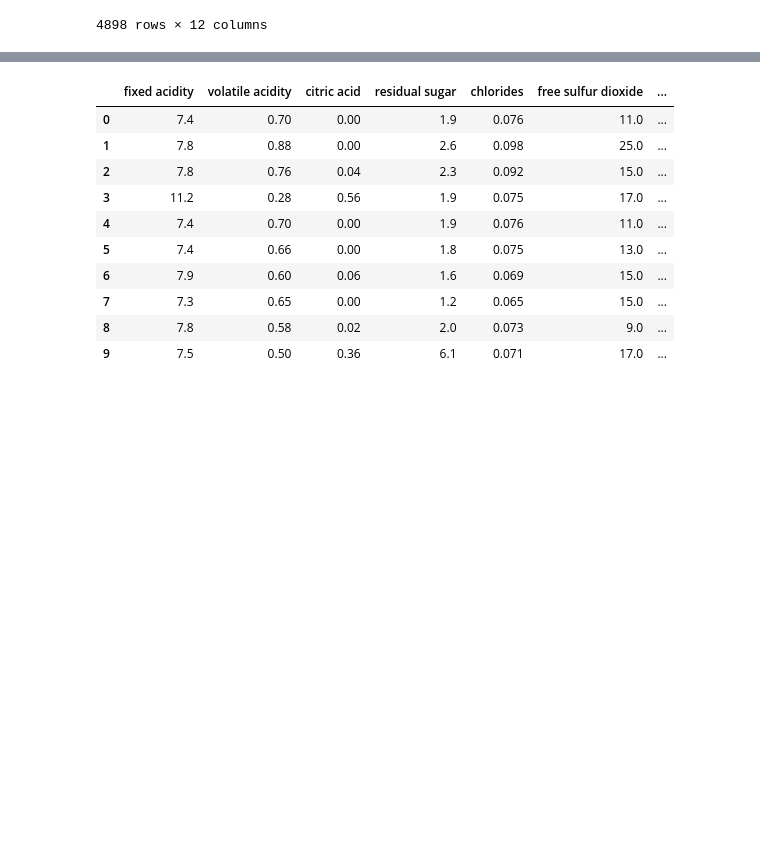
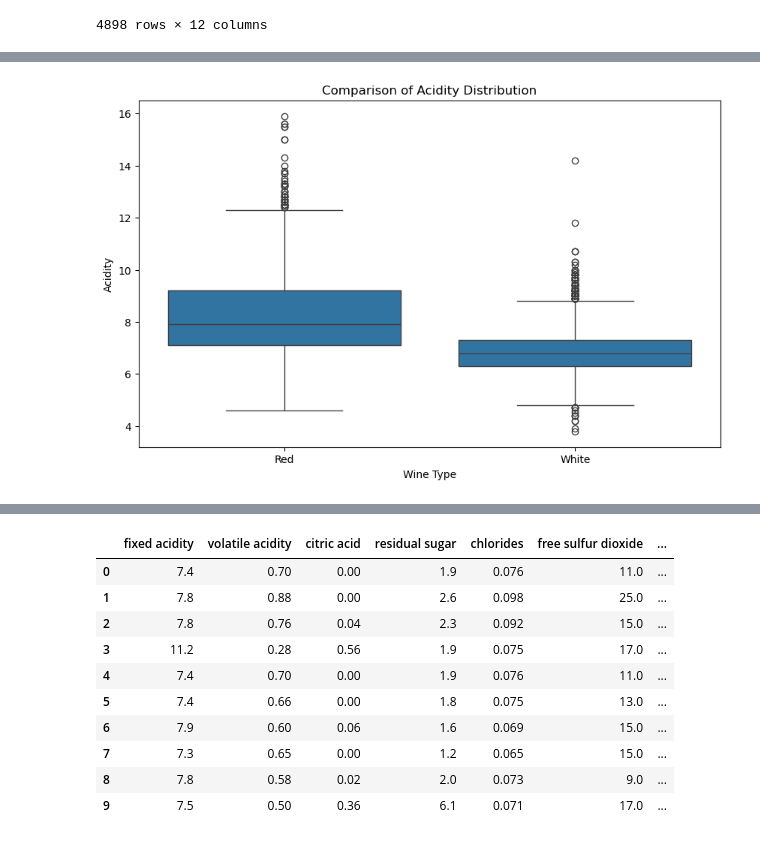
Before and after one commit to Sudha25a/Projects-2, a Jupyter notebook: wine_project.ipynb, the cells around one changed output, grey strips where cells are left out. Saved outputs shown, nothing was run; the diff lists cells and outputs as text; code cells hidden in the pictures; blank space fills up the shorter version.

```diff
--- a/wine_project.ipynb
+++ b/wine_project.ipynb
@@ -36,0 +63,10 @@ Whitewine
+# %%
+# Create a box plot to compare the distribution of fixed acidity in red and white wines
+plt.figure(figsize=(10,6))
+sns.boxplot(x='wine_type', y='fixed acidity', data=pd.concat([Redwine.assign(wine_type='Red'), Whitewine.assign(wine_type='White')]))
+plt.title('Comparison of Acidity Distribution')
+plt.xlabel('Wine Type')
+plt.ylabel('Acidity')
+plt.show()
+# %% [output]
+[figure, added]
```
Also changed, not shown: parts of 13 cells of this notebook.
